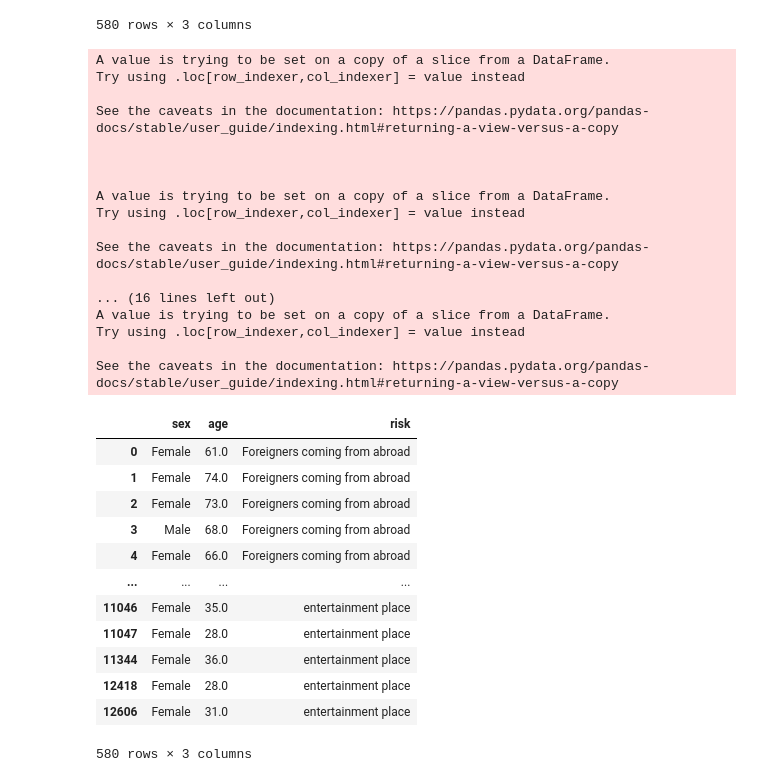
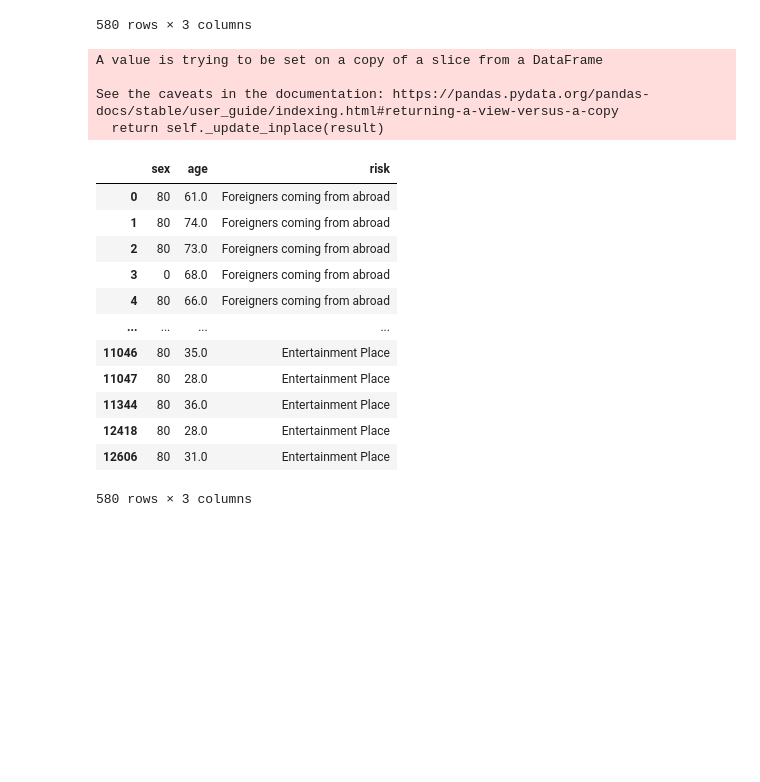
Before and after one commit to UNKOkiss/data_viz_2022, a Jupyter notebook: DataViz01_Table_Data.ipynb, the cells around one changed output. Saved outputs shown, nothing was run; the diff lists cells and outputs as text; code cells hidden in the pictures; blank space fills up the shorter version.

```diff
--- a/DataViz01_Table_Data.ipynb
+++ b/DataViz01_Table_Data.ipynb
@@ -255,40 +255,24 @@ data_risk_df
 | 12606 | หญิง | 31.0 | สถานบันเทิง |
 580 rows × 3 columns
 # %%
-data_risk_df['risk'] = data_risk_df['risk'].str.replace("คนต่างชาติเดินทางมาจากต่างประเทศ", "Foreigners coming from abroad")
-data_risk_df['risk'] = data_risk_df['risk'].str.replace("บุคลากรด้านการแพทย์และสาธารณสุข", "Medical and Public Health Personnel")
-data_risk_df['risk'] = data_risk_df['risk'].str.replace("สถานบันเทิง", "Entertainment Place")
-data_risk_df['sex'] = data_risk_df['sex'].str.replace("ชาย", "Male")
-data_risk_df['sex'] = data_risk_df['sex'].str.replace("หญิง", "Female")
+data_risk_df['sex'].replace({'ชาย':0,'หญิง':80}, inplace=True)
+data_risk_df['risk'].replace({'คนต่างชาติเดินทางมาจากต่างประเทศ':'Foreigners coming from abroad','บุคลากรด้านการแพทย์และสาธารณสุข':'Medical and Public Health Personnel','สถานบันเทิง':'Entertainment Place'}, inplace=True)
 data_risk_df
 # %% [output]
-A value is trying to be set on a copy of a slice from a DataFrame.
-Try using .loc[row_indexer,col_indexer] = value instead
+A value is trying to be set on a copy of a slice from a DataFrame
 
 See the caveats in the documentation: https://pandas.pydata.org/pandas-docs/stable/user_guide/indexing.html#returning-a-view-versus-a-copy
-
-
-
-A value is trying to be set on a copy of a slice from a DataFrame.
-Try using .loc[row_indexer,col_indexer] = value instead
-
-See the caveats in the documentation: https://pandas.pydata.org/pandas-docs/stable/user_guide/indexing.html#returning-a-view-versus-a-copy
-
-... (16 lines left out)
-A value is trying to be set on a copy of a slice from a DataFrame.
-Try using .loc[row_indexer,col_indexer] = value instead
-
-See the caveats in the documentation: https://pandas.pydata.org/pandas-docs/stable/user_guide/indexing.html#returning-a-view-versus-a-copy
+  return self._update_inplace(result)
 |  | sex | age | risk |
-| 0 | Female | 61.0 | Foreigners coming from abroad |
-| 1 | Female | 74.0 | Foreigners coming from abroad |
-| 2 | Female | 73.0 | Foreigners coming from abroad |
-| 3 | Male | 68.0 | Foreigners coming from abroad |
-| 4 | Female | 66.0 | Foreigners coming from abroad |
+| 0 | 80 | 61.0 | Foreigners coming from abroad |
+| 1 | 80 | 74.0 | Foreigners coming from abroad |
+| 2 | 80 | 73.0 | Foreigners coming from abroad |
+| 3 | 0 | 68.0 | Foreigners coming from abroad |
+| 4 | 80 | 66.0 | Foreigners coming from abroad |
 | ... | ... | ... | ... |
-| 11046 | Female | 35.0 | entertainment place |
-| 11047 | Female | 28.0 | entertainment place |
-| 11344 | Female | 36.0 | entertainment place |
-| 12418 | Female | 28.0 | entertainment place |
-| 12606 | Female | 31.0 | entertainment place |
+| 11046 | 80 | 35.0 | Entertainment Place |
+| 11047 | 80 | 28.0 | Entertainment Place |
+| 11344 | 80 | 36.0 | Entertainment Place |
+| 12418 | 80 | 28.0 | Entertainment Place |
+| 12606 | 80 | 31.0 | Entertainment Place |
 580 rows × 3 columns
```
Also changed, not shown: parts of 8 cells of this notebook.
